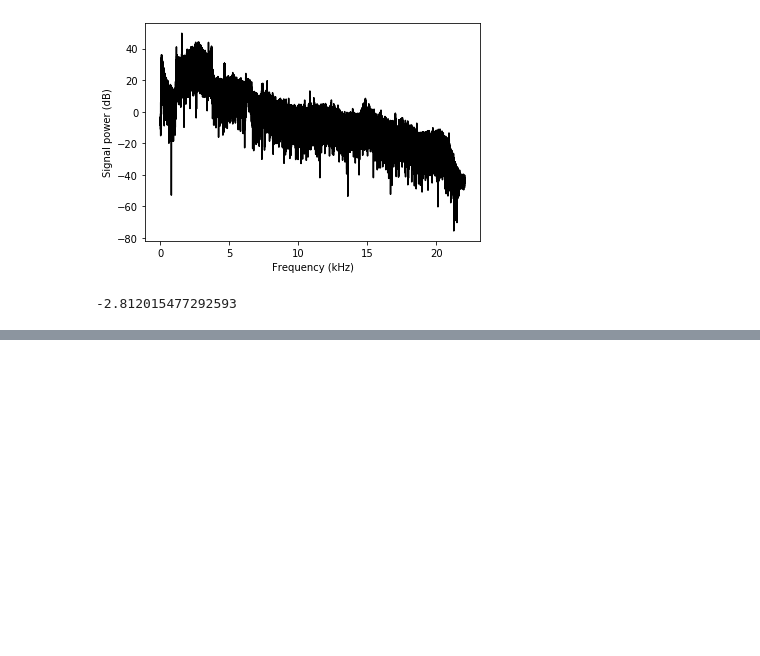
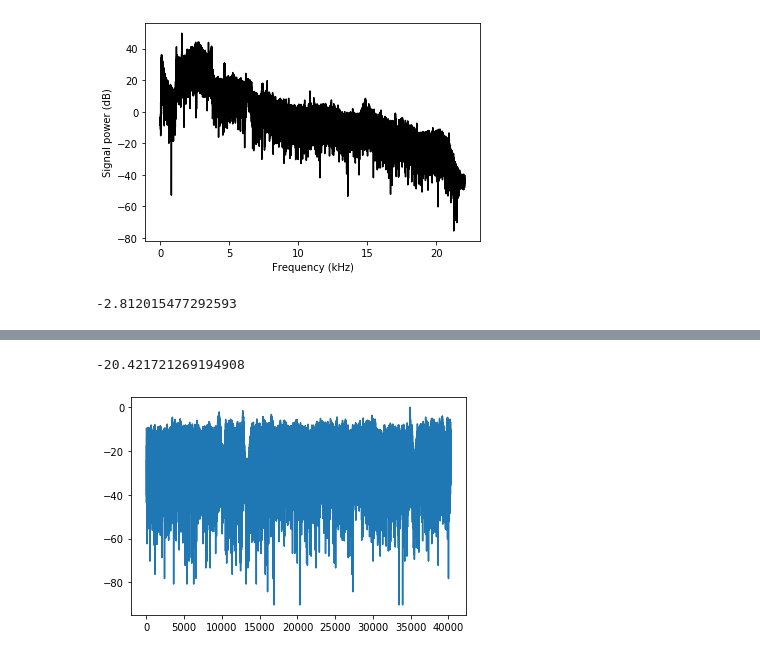
Before and after one commit to venkunikku/crew-2, a Jupyter notebook: audio/production/decibel_threshold.ipynb, the cells around one changed output, grey strips where cells are left out. Drawn from its saved outputs; the diff is of its cells as text; code cells hidden in the pictures; blank space fills up the shorter version.

```diff
--- a/audio/production/decibel_threshold.ipynb
+++ b/audio/production/decibel_threshold.ipynb
@@ -453,0 +494,11 @@ np.mean(signal_power)
+# %%
+mixed = "../../../mixed/mixed_0_66000-9-0-1.wav"
+sr, mixed = wavfile.read(mixed)
+power_db = 20 * np.log10(mixed / (2**15))
+power_db = power_db[~np.isnan(power_db)]
+power_db = power_db[~np.isinf(power_db)]
+plt.plot(power_db)
+np.mean(power_db)
+# %% [output]
+-20.421721269194908
+[figure, added]
```
Also changed, not shown: parts of 5 cells of this notebook, 1 other file.
